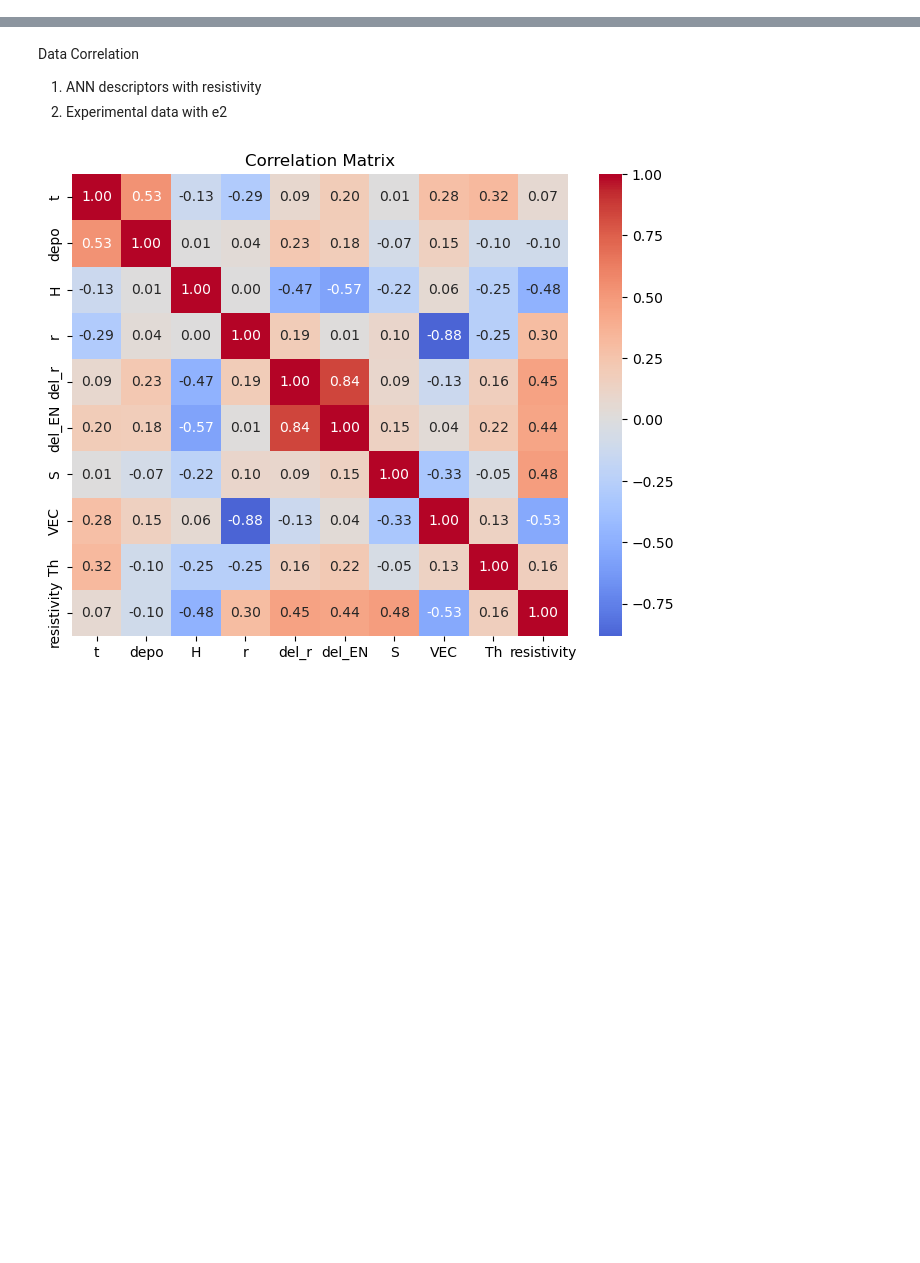
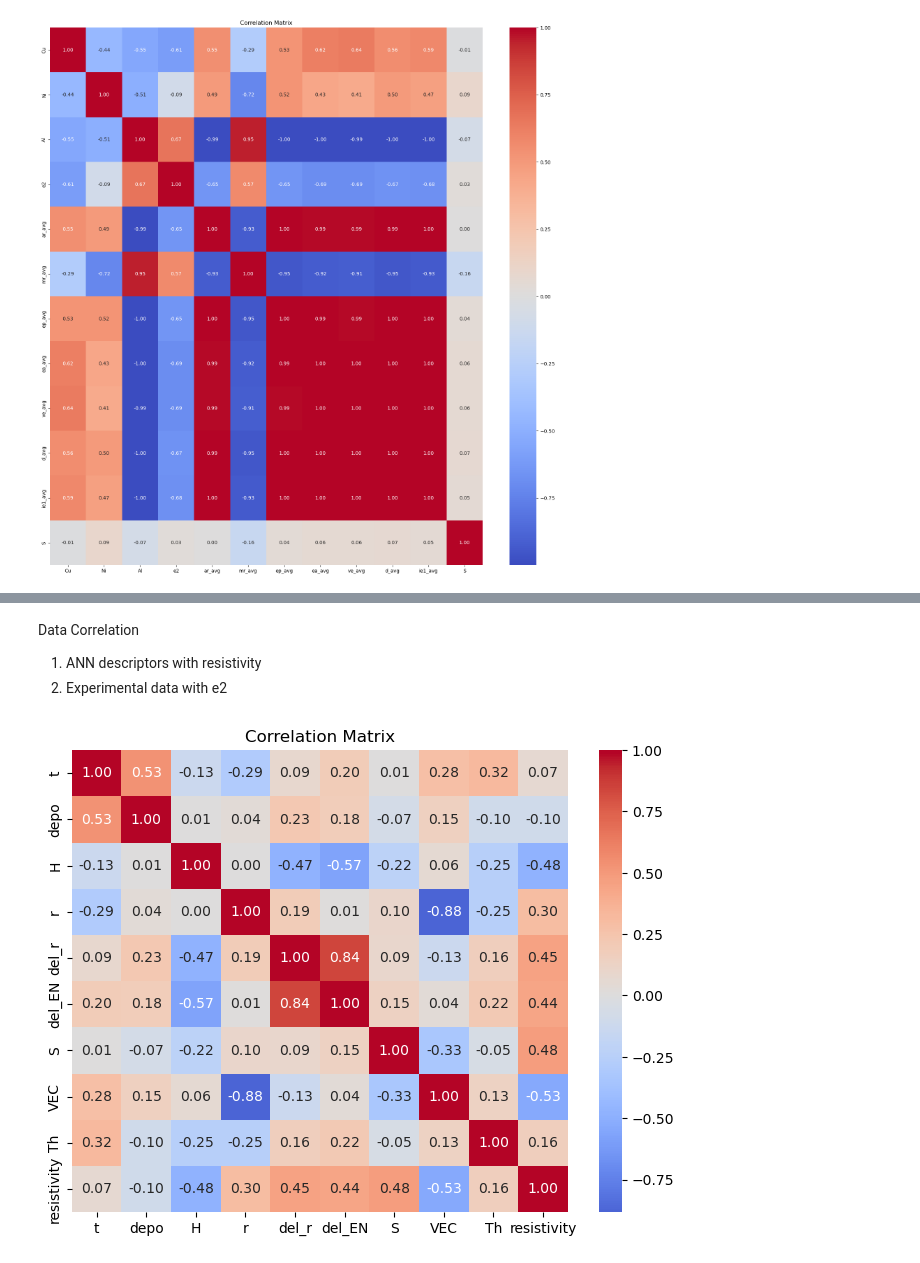
Before and after one commit to linarojas0824/Hybrid-Experimental-Data-Driven-Workflow, a Jupyter notebook: scripts/Notebooks/05_Clustering.ipynb, the cells around one changed output, grey strips where cells are left out. Drawn from its saved outputs; the diff is of its cells as text; code cells hidden in the pictures; blank space fills up the shorter version.

```diff
--- a/scripts/Notebooks/05_Clustering.ipynb
+++ b/scripts/Notebooks/05_Clustering.ipynb
@@ -15,0 +30,10 @@ from hdbscan import approximate_predict
+# %%
+df_optical = load_table(DATABASE_DIR / "Ternary_round1.db", "Optical_properties")
+df_comp = load_table(DATABASE_DIR / "Ternary_round1.db", "compositions")
+df_resis_ANN = load_table(DATABASE_DIR / "Ternary_round1.db", "ANN_resistivity")
+# --- Merge ---
+df_merged = merge_data(df_optical, df_comp)
+# --- Filter ---
+tern_1550 = filter_by_wavelength(df_merged, 1552.0)
+tern_1550 = tern_1550.reset_index(drop=True)
+tern_1550 = merge_data(tern_1550, df_resis_ANN[['ID','resistivity']])
@@ -15,0 +47,17 @@ from hdbscan import approximate_predict
+# %%
+df_comp = tern_1550[['Cu','Ni','Al','e2','resistivity']]
+# %%
+calc = AlloyDescriptorCalculator()
+
+descriptor_spec = {
+    "atomic_radius": ["avg","mismatch", "range"],
+    "metallic_radius": ["avg","mismatch", "range"],
+    "electronegativity_pauling": ["avg","mismatch", "range"],
+    "electronegativity_allen": ["avg","mismatch", "range"],
+    "valence_electrons": ["avg","mismatch", "range"],
+    "density": ["avg","mismatch", "range"],
+    "electron_affinity": ["avg","mismatch", "range"],
+    "ionization_energy_1": ["avg","mismatch", "range"]
+}
+
+df_desc = calc.transform(df_comp, descriptor_spec=descriptor_spec, include_entropy=True)
@@ -15,0 +126,8 @@ from hdbscan import approximate_predict
+# %%
+corr = df_desc.corr(numeric_only=True)
+plt.figure(figsize=(20,20))
+sns.heatmap(corr, annot=True, fmt=".2f", cmap="coolwarm", center=0)
+plt.title("Correlation Matrix")
+plt.show()
+# %% [output]
+[figure, added]
```
Also changed, not shown: parts of 19 cells of this notebook, 9 other files.
